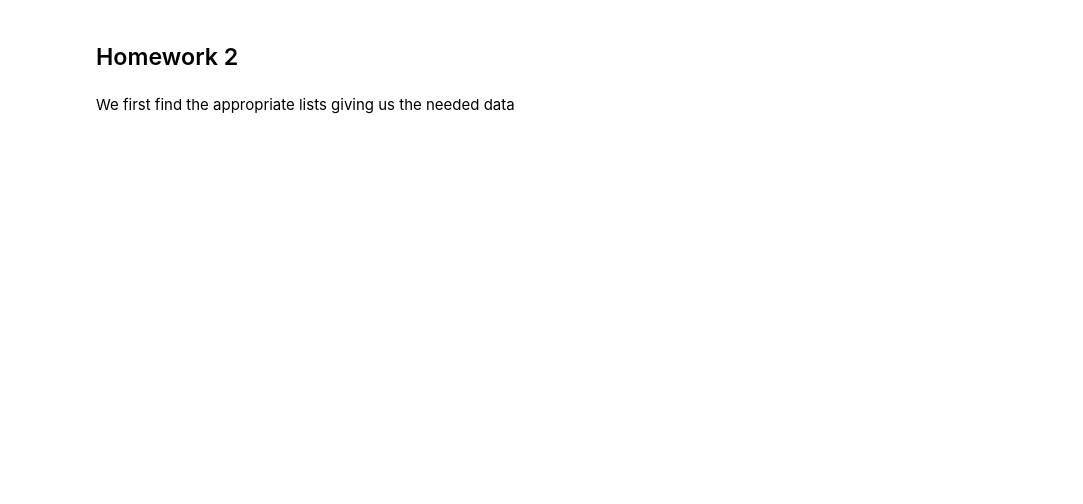
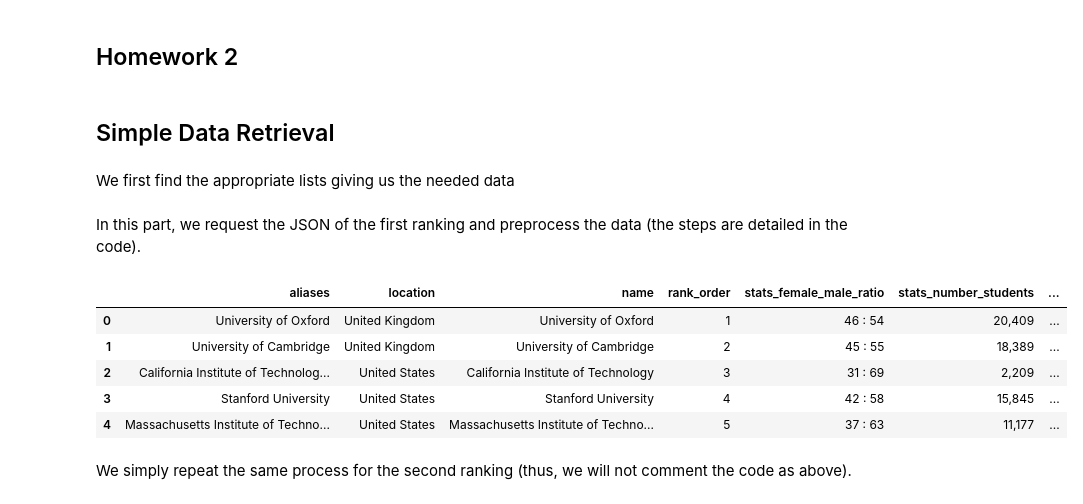
Before and after one commit to mtaziz/ada, a Jupyter notebook: HW2/Homework 2.ipynb, the cells around one changed output. Drawn from its saved outputs; the diff is of its cells as text; code cells hidden in the pictures; blank space fills up the shorter version.

```diff
--- a/HW2/Homework 2.ipynb
+++ b/HW2/Homework 2.ipynb
@@ -5,15 +5,19 @@
 import requests
 import pandas as pd
 from bs4 import BeautifulSoup
+# %% [markdown]
+## Simple Data Retrieval
 # %% [markdown]
 We first find the appropriate lists giving us the needed data
 # %%
-#base url for websites to crawl
+#Base URL for websites to crawl
+TIMES_EDUCATION = 'https://www.timeshighereducation.com'
 TOP_UNIVERSITIES = 'https://www.topuniversities.com'
-TIMES_EDUCATION = 'https://www.timeshighereducation.com'
+FILES = '/sites/default/files/'
 
-#this is our main url
-TIMES_EDUCATION_JSON = 'https://www.timeshighereducation.com/sites/default/files/the_data_rankings/world_university_rankings_2018_limit0_369a9045a203e176392b9fb8f8c1cb2a.json'
-
-TOP_UNIVERVERSITIES_TEXT = 'https://www.topuniversities.com/sites/default/files/qs-rankings-data/357051.txt'
+#These are the main URLs we will be working with
+TIMES_EDUCATION_JSON = TIMES_EDUCATION + FILES + 'the_data_rankings/world_university_rankings_2018_limit0_369a9045a203e176392b9fb8f8c1cb2a.json'
+TOP_UNIVERVERSITIES_TEXT = TOP_UNIVERSITIES + FILES + 'qs-rankings-data/357051.txt'
+# %% [markdown]
+In this part, we request the JSON of the first ranking and preprocess the data (the steps are detailed in the code).
 # %%
@@ -21,15 +25,27 @@ TOP_UNIVERVERSITIES_TEXT = 'https://www.topuniversities.com/sites/default/files/
 r = requests.get(TIMES_EDUCATION_JSON)
 timesjson = r.json()
 # %%
-#transforming into Data frame
-times_frame = pd.DataFrame(timesjson['data']).head(200) #we only want first 200
-#getting rid of useless data
-times_frame = times_frame[[ d for d in times_frame.columns if not ('score' in d)]] # drop useless frames
-del times_frame['member_level'], times_frame['nid'], times_frame['record_type'], times_frame['subjects_offered'], times_frame['rank']
-#transforming data
-times_frame['rank_order'] = times_frame['rank_order'].map(lambda x: int(int(x)/10)) #use absolute order as seen on website
+#Transforming to Data frame
+times_frame = pd.DataFrame(timesjson['data']).head(200) #Keep the first 200 schools
+times_frame = times_frame[[d for d in times_frame.columns if not ('score' in d)]] #Drop useless frames
+del times_frame['member_level'],\
+    times_frame['nid'],\
+    times_frame['record_type'],\
+    times_frame['subjects_offered'],\
+    times_frame['rank']
+times_frame['rank_order'] = times_frame['rank_order'].map(lambda x: int(int(x)/10)) #Keeping absolute order
 
+#We display the format of the elements we retrieved to get a better visualization
 times_frame.head()
+# %% [output]
+|  | aliases | location | name | rank_order | stats_female_male_ratio | stats_number_students | ... |
+| 0 | University of Oxford | United Kingdom | University of Oxford | 1 | 46 : 54 | 20,409 | ... |
+| 1 | University of Cambridge | United Kingdom | University of Cambridge | 2 | 45 : 55 | 18,389 | ... |
+| 2 | California Institute of Technolog... | United States | California Institute of Technology | 3 | 31 : 69 | 2,209 | ... |
+| 3 | Stanford University | United States | Stanford University | 4 | 42 : 58 | 15,845 | ... |
+| 4 | Massachusetts Institute of Techno... | United States | Massachusetts Institute of Techno... | 5 | 37 : 63 | 11,177 | ... |
+# %% [markdown]
+We simply repeat the same process for the second ranking (thus, we will not comment the code as above).
 # %%
 s = requests.get(TOP_UNIVERVERSITIES_TEXT)
 topjson = s.json()
```
Also changed, not shown: parts of 20 cells of this notebook.
